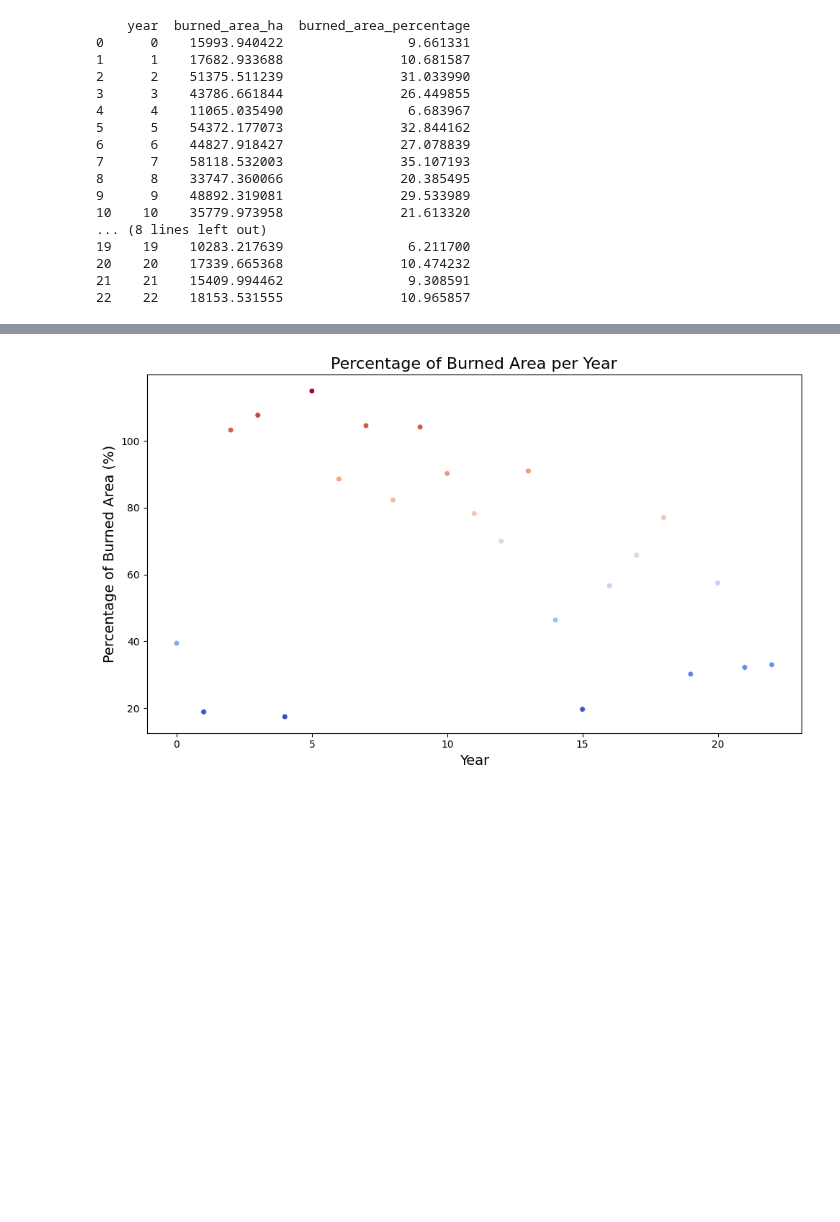
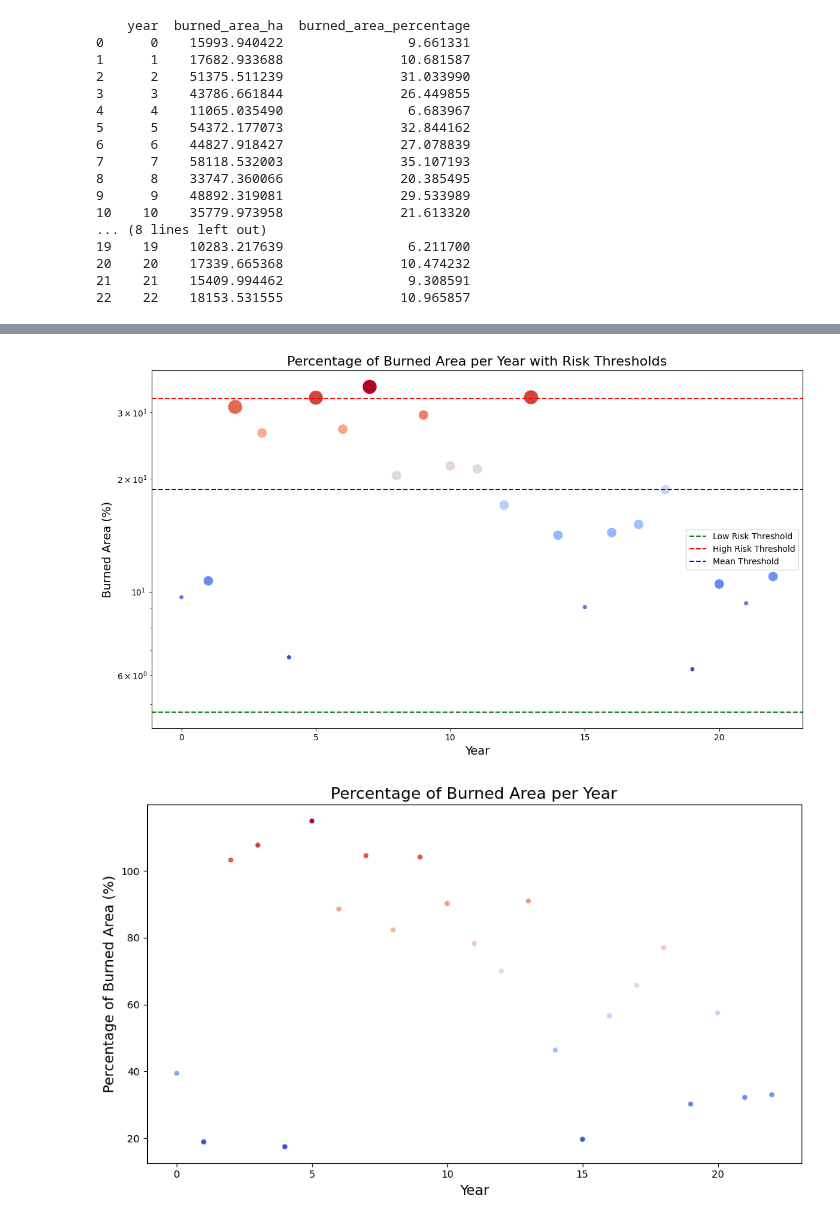
Before and after one commit to inesbsilveira/hummingbirds, a Jupyter notebook: wildfires_risk_class.ipynb, the cells around one changed output, grey strips where cells are left out. Drawn from its saved outputs; the diff is of its cells as text; code cells hidden in the pictures; blank space fills up the shorter version.

```diff
--- a/wildfires_risk_class.ipynb
+++ b/wildfires_risk_class.ipynb
@@ -174,3 +236,52 @@ print(df)
+# %%
+import matplotlib.pyplot as plt
+import seaborn as sns
+
+# Calculate thresholds for risk levels
+mean_area = df['burned_area_percentage'].mean()
+std_area = df['burned_area_percentage'].std()
+
+low_risk_threshold = mean_area - (1.5*std_area)
+high_risk_threshold = mean_area + (1.5*std_area)
+mean_threshold = mean_area
+# Categorize the point sizes based on the area burned
+def size_category(burned_area_percentage):
+    if burned_area_percentage < 10:
+        return 30  # Small
+    elif 10 <= burned_area_percentage < 30:
+        return 100  # Medium
+    elif 30 <= burned_area_percentage < 50:
+        return 200  # Medium-large
+    else:
+        return 300  # Large
+
+# Apply the size category function to the 'burned_area_ha' column
+df['point_size'] = df['burned_area_percentage'].apply(size_category)
+
+# Create the scatter plot
+plt.figure(figsize=(12, 7))
+sns.scatterplot(data=df, x='year', y='burned_area_percentage', size='point_size', sizes=(30, 300),
+                hue='burned_area_percentage', palette='coolwarm', legend=False)
+
+# Add horizontal lines for risk thresholds
+plt.axhline(y=low_risk_threshold, color='green', linestyle='--', label='Low Risk Threshold')
+plt.axhline(y=high_risk_threshold, color='red', linestyle='--', label='High Risk Threshold')
+plt.axhline(y=mean_threshold, color='blue', linestyle='--', label='Mean Threshold')
+
+# Set labels and title
+plt.title('Percentage of Burned Area per Year with Risk Thresholds', fontsize=16)
+plt.xlabel('Year', fontsize=14)
+plt.ylabel('Burned Area (%)', fontsize=14)
+plt.yscale('log')
+
+# Show legend
+plt.legend()
+
+# Show the plot
+plt.tight_layout()
+plt.show()
+# %% [output]
+[figure, added]
 # %%
 import matplotlib.pyplot as plt
 import seaborn as sns
```
Also changed, not shown: parts of 2 cells of this notebook.
